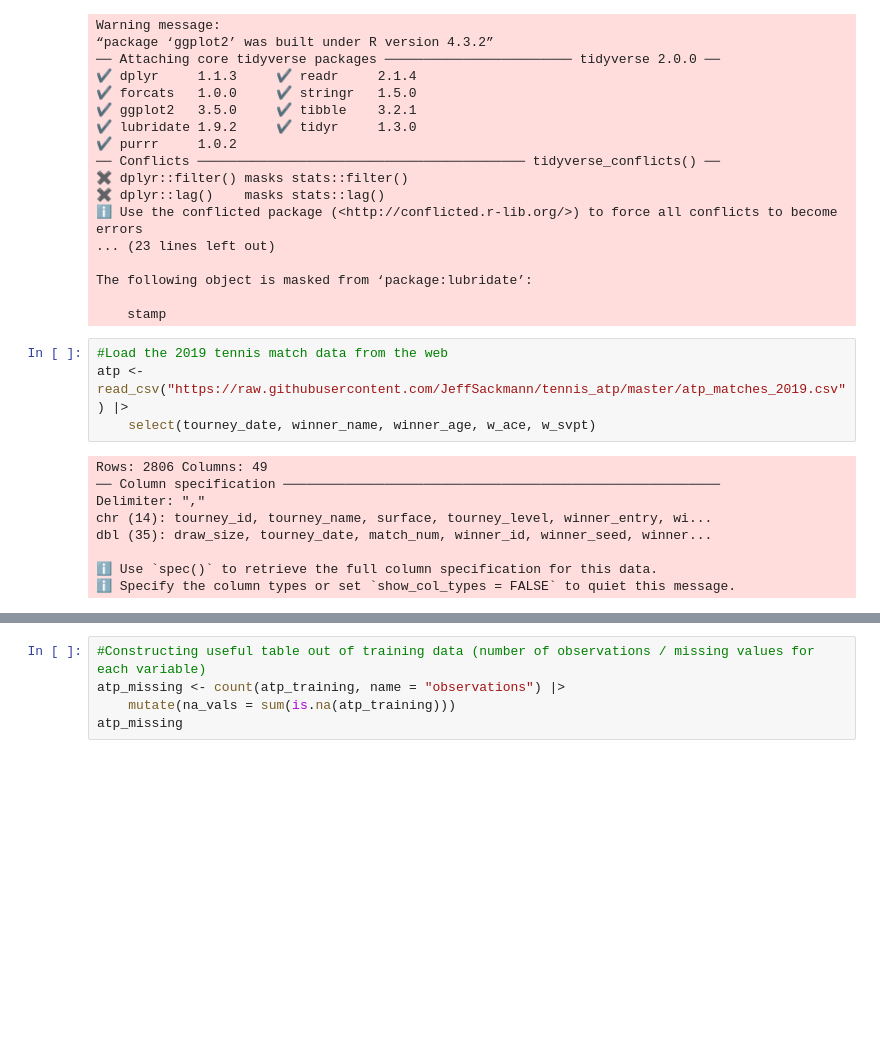
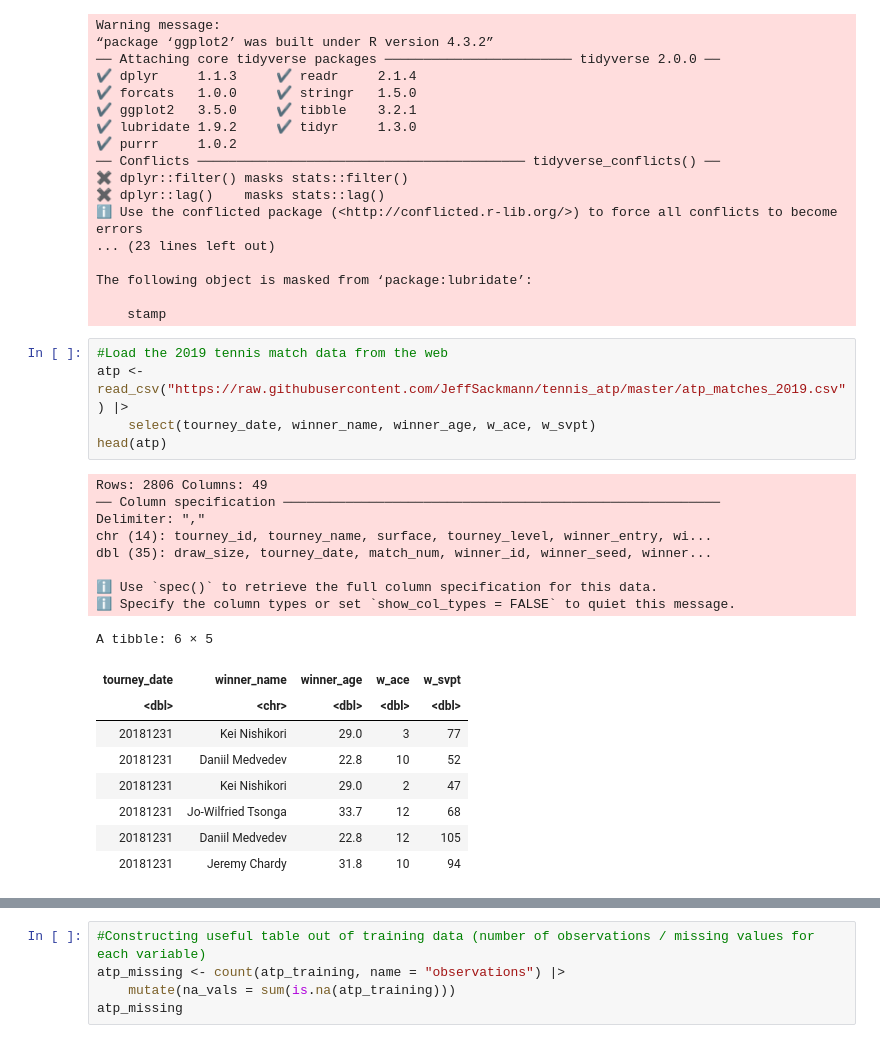
Before and after one commit to Wjolff/dsci-100-project-group20, a Jupyter notebook: group_project_proposal.ipynb, the cells around one changed output, grey strips where cells are left out. Cells and saved outputs as stored; diff of their text form; blank space fills up the shorter version.

```diff
--- a/group_project_proposal.ipynb
+++ b/group_project_proposal.ipynb
@@ -36,16 +36,26 @@ The following object is masked from ‘package:lubridate’:
 # %%
 #Load the 2019 tennis match data from the web
 atp <- read_csv("https://raw.githubusercontent.com/JeffSackmann/tennis_atp/master/atp_matches_2019.csv") |>
     select(tourney_date, winner_name, winner_age, w_ace, w_svpt)
+head(atp)
 # %% [output]
 Rows: 2806 Columns: 49
 ── Column specification ────────────────────────────────────────────────────────
 Delimiter: ","
 chr (14): tourney_id, tourney_name, surface, tourney_level, winner_entry, wi...
 dbl (35): draw_size, tourney_date, match_num, winner_id, winner_seed, winner...
 
 ℹ Use `spec()` to retrieve the full column specification for this data.
 ℹ Specify the column types or set `show_col_types = FALSE` to quiet this message.
+A tibble: 6 × 5
+| tourney_date | winner_name | winner_age | w_ace | w_svpt |
+| <dbl> | <chr> | <dbl> | <dbl> | <dbl> |
+| 20181231 | Kei Nishikori | 29.0 | 3 | 77 |
+| 20181231 | Daniil Medvedev | 22.8 | 10 | 52 |
+| 20181231 | Kei Nishikori | 29.0 | 2 | 47 |
+| 20181231 | Jo-Wilfried Tsonga | 33.7 | 12 | 68 |
+| 20181231 | Daniil Medvedev | 22.8 | 12 | 105 |
+| 20181231 | Jeremy Chardy | 31.8 | 10 | 94 |
 # %%
 #We each row of the data frame to have the winner's name, and a column for thier aces, serve points, wins
 # and average ages.
```
Also changed, not shown: parts of 9 cells of this notebook.
